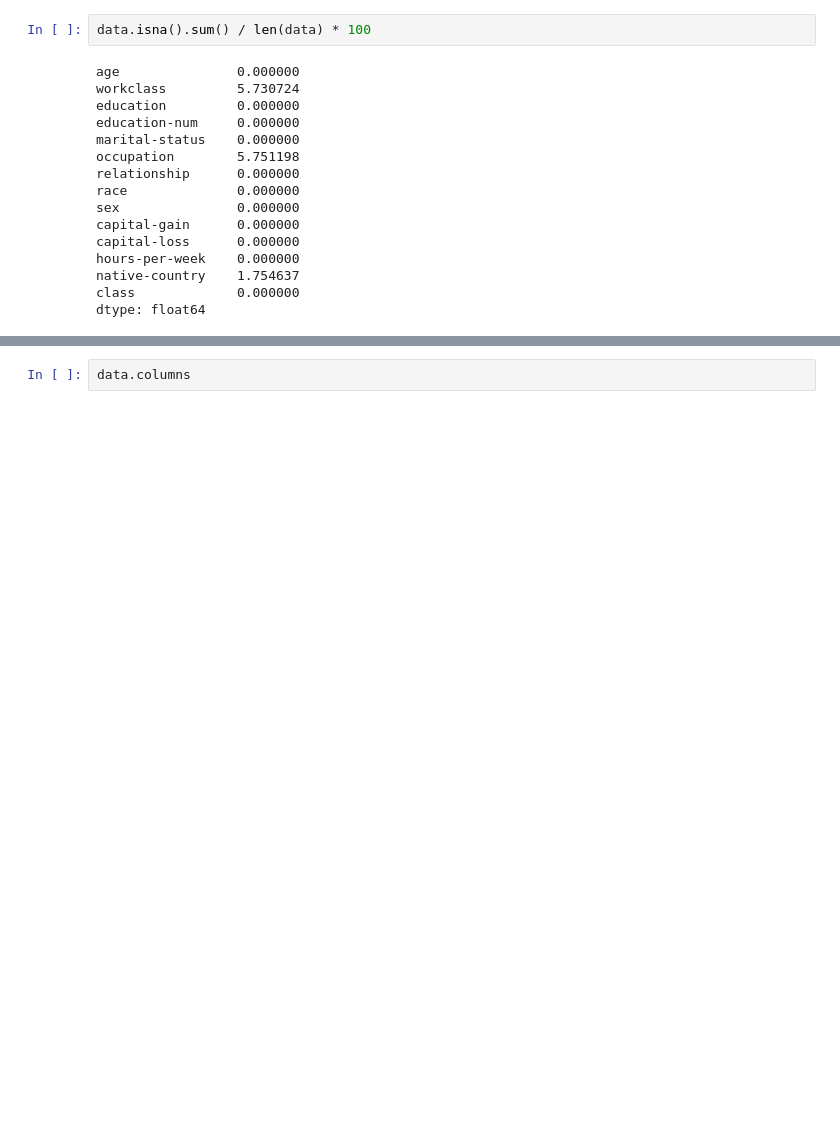
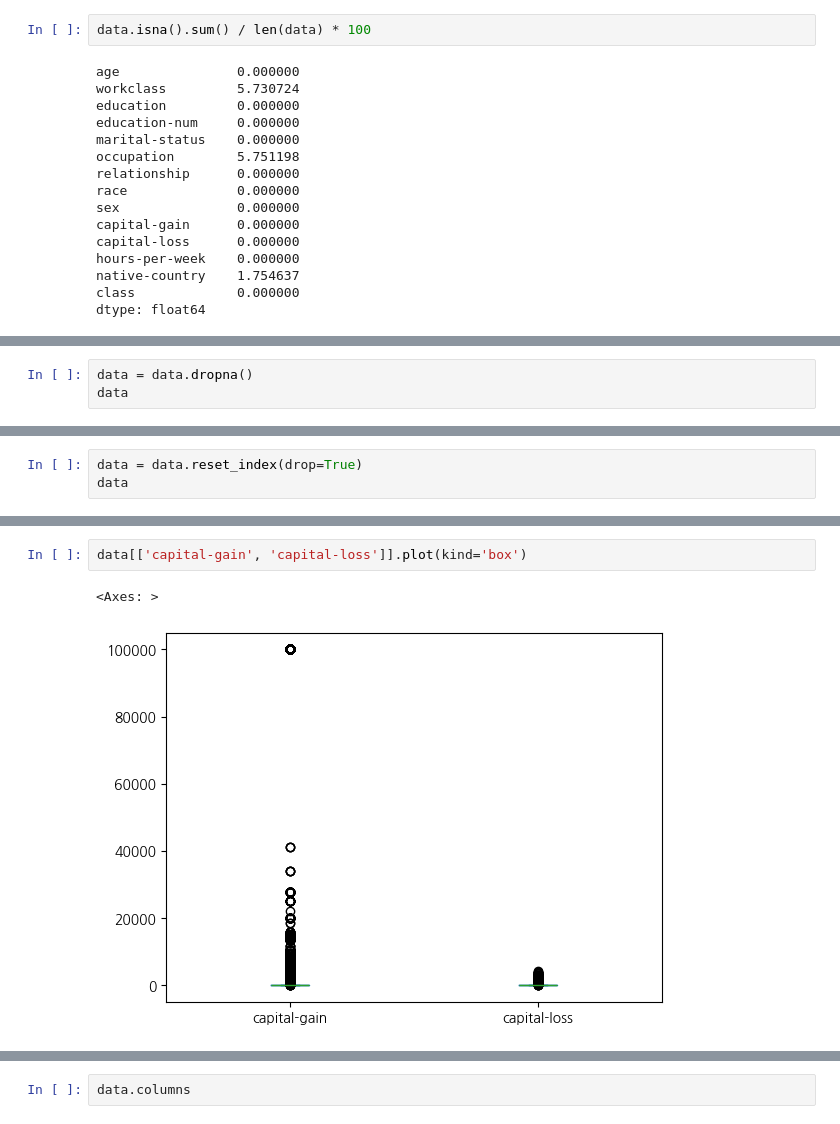
Before and after one commit to seojeong-e/fintech3, a Jupyter notebook: 06machine_learning/09_00의사결정나무, 배깅, 부스팅 비교.ipynb, the cells around one changed output, grey strips where cells are left out. Saved outputs shown, nothing was run; the diff lists cells and outputs as text; blank space fills up the shorter version.

```diff
--- a/06machine_learning/09_00의사결정나무, 배깅, 부스팅 비교.ipynb
+++ b/06machine_learning/09_00의사결정나무, 배깅, 부스팅 비교.ipynb
@@ -230,0 +248,3 @@ workclass, occupation, native-country 대치
+# %%
+data = data.dropna()
+data
@@ -230,0 +265,3 @@ workclass, occupation, native-country 대치
+# %%
+data = data.reset_index(drop=True)
+data
@@ -230,0 +297,5 @@ workclass, occupation, native-country 대치
+# %%
+data[['capital-gain', 'capital-loss']].plot(kind='box')
+# %% [output]
+<Axes: >
+[figure, added]
```
Also changed, not shown: parts of 98 cells of this notebook, 2 other files.
